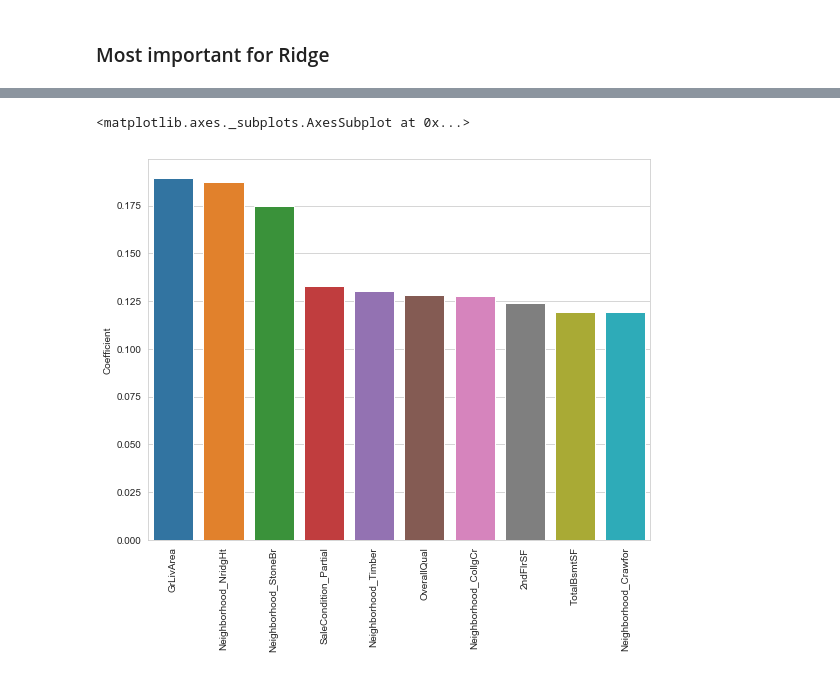
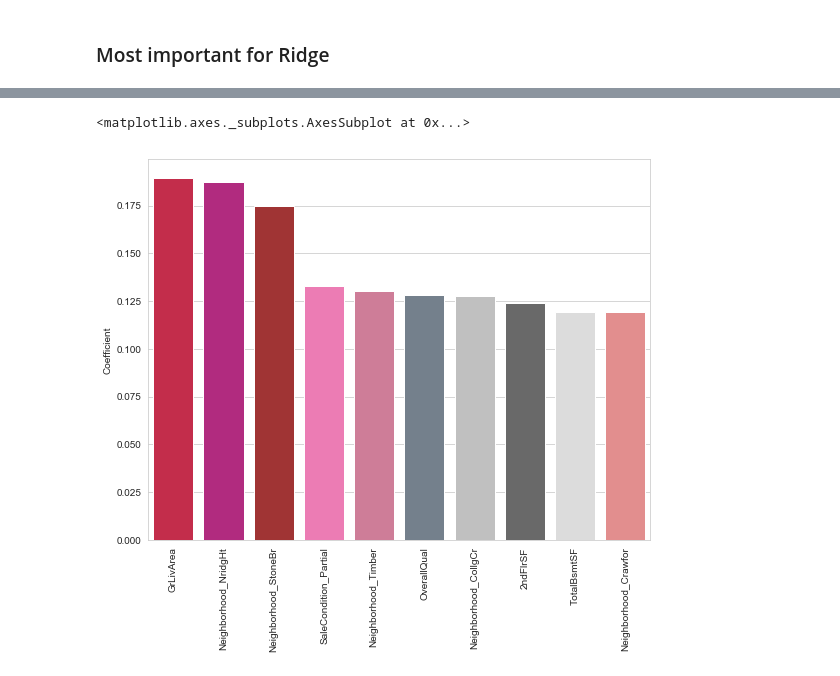
Before and after one commit to agrai1/Predicting-housing-prices, a Jupyter notebook: Housing data - ml stuff - 2.ipynb, the cells around one changed output, grey strips where cells are left out. Drawn from its saved outputs; the diff is of its cells as text; code cells hidden in the pictures.

```diff
--- a/Housing data - ml stuff - 2.ipynb
+++ b/Housing data - ml stuff - 2.ipynb
@@ -185,8 +162,10 @@ sns.barplot(x=lasso_coeffs_abs_df.index,y='Coefficient',data=lasso_coeffs_abs_df
 # %% [markdown]
 ### Most important for Lasso
 # %%
+colors = ['firebrick','crimson','MediumVioletRed','HotPink','LightCoral','DarkGray','LightSlateGray','DarkSlateGray','palevioletred']
+
 plt.figure(figsize=(9,7))
 plt.xticks(rotation=90)
-sns.barplot(x=lasso_coeffs_abs_df[:10].index,y='Coefficient',data=lasso_coeffs_abs_df[:10],)
+sns.barplot(x=lasso_coeffs_abs_df[:10].index,y='Coefficient',data=lasso_coeffs_abs_df[:10],palette=colors)
 # %% [output]
 <matplotlib.axes._subplots.AxesSubplot at 0x...>
@@ -233,7 +177,9 @@ ridge_coeffs_abs_df.head(10)
 # %%
+colors1 = colors = ['crimson','MediumVioletRed','firebrick','HotPink','palevioletred','slategrey','silver','dimgrey','gainsboro','LightCoral']
+
 plt.figure(figsize=(9,7))
 plt.xticks(rotation=90)
-sns.barplot(x=ridge_coeffs_abs_df[:10].index,y='Coefficient',data=ridge_coeffs_abs_df[:10],)
+sns.barplot(x=ridge_coeffs_abs_df[:10].index,y='Coefficient',data=ridge_coeffs_abs_df[:10],palette=colors)
 # %% [output]
 <matplotlib.axes._subplots.AxesSubplot at 0x...>
-[figure, old version]
+[figure, new version]
```
Also changed, not shown: parts of 10 cells of this notebook.
